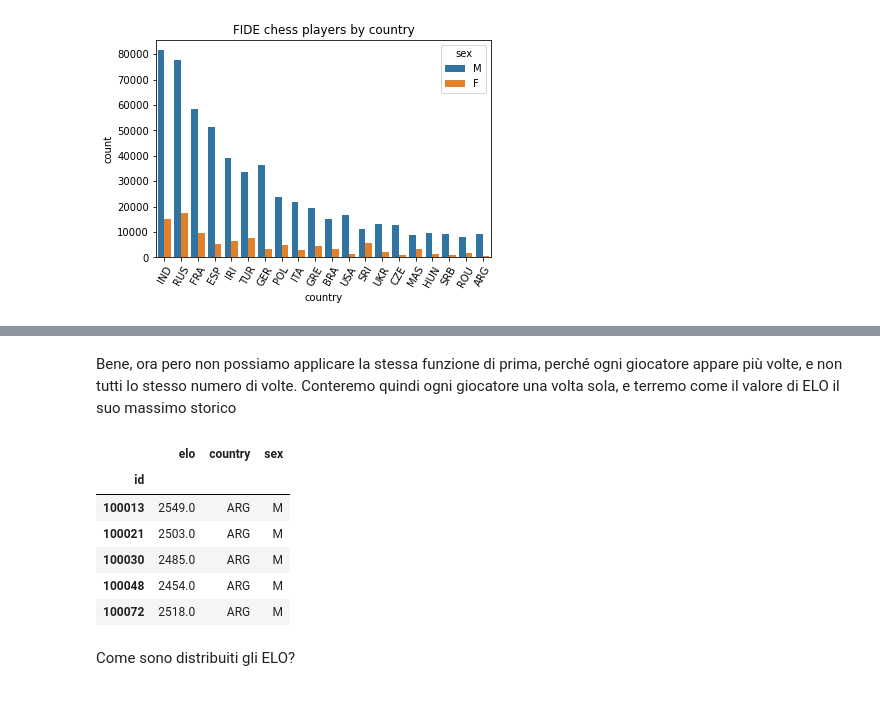
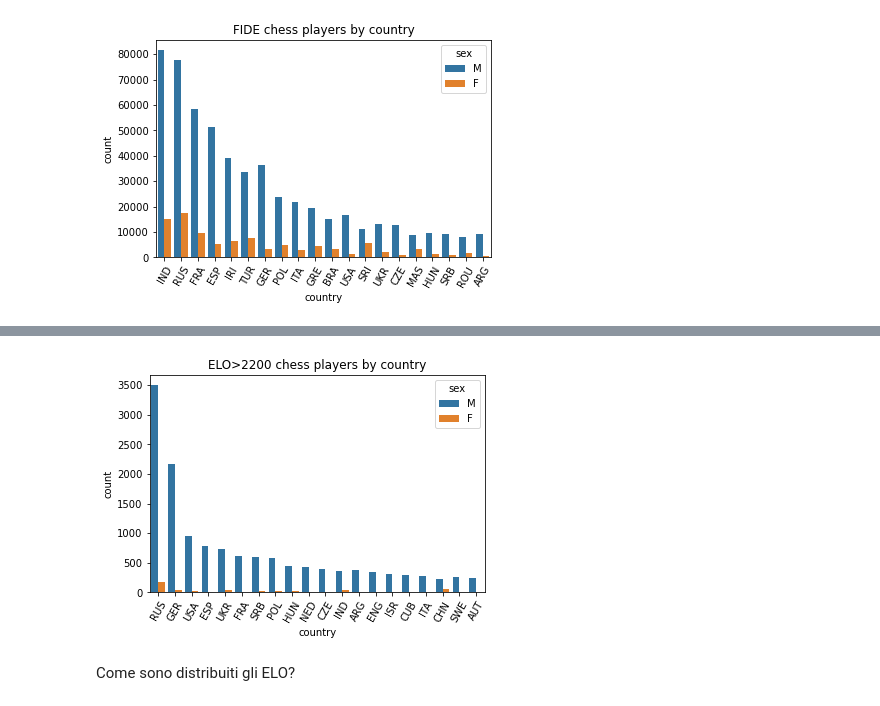
Before and after one commit to menegop/FIDE_chess_ranking, a Jupyter notebook: ita_tuto.ipynb, the cells around one changed output, grey strips where cells are left out. Saved outputs shown, nothing was run; the diff lists cells and outputs as text; code cells hidden in the pictures.

```diff
--- a/ita_tuto.ipynb
+++ b/ita_tuto.ipynb
@@ -84,19 +80,12 @@ joined.sample(5) #invece di stampare i primi 5, ne stampo 5 a caso
-# %% [markdown]
-Bene, ora pero non possiamo applicare la stessa funzione di prima, perché ogni giocatore appare più
-volte, e non tutti lo stesso numero di volte. Conteremo quindi ogni giocatore una volta sola, e
-terremo come il valore di ELO il suo massimo storico
-# %%
-by_player = joined.groupby(by="id")
-one_time = by_player.agg(elo=('elo', 'max'), country=('country', 'first'), sex=('sex', 'first'))
-one_time.head()
-# %% [output]
-|  | elo | country | sex |
-| id |  |  |  |
-| 100013 | 2549.0 | ARG | M |
-| 100021 | 2503.0 | ARG | M |
-| 100030 | 2485.0 | ARG | M |
-| 100048 | 2454.0 | ARG | M |
-| 100072 | 2518.0 | ARG | M |
+# %%
+best_players = mar21[mar21.elo>2200]
+country_numb = best_players["country"].value_counts()
+top_20 = country_numb.head(20)
+sns.countplot(x="country", hue="sex", data= best_players, order=top_20.index)
+plt.title("ELO>2200 chess players by country")
+plt.xticks(rotation=60); #<-- il carattere ; sopprime l'output testo in jupyter (ultima istruzione)
+# %% [output]
+[figure, added]
 # %% [markdown]
 Come sono distribuiti gli ELO?
 # %%
```
Also changed, not shown: parts of 38 cells of this notebook, 2 other files.
